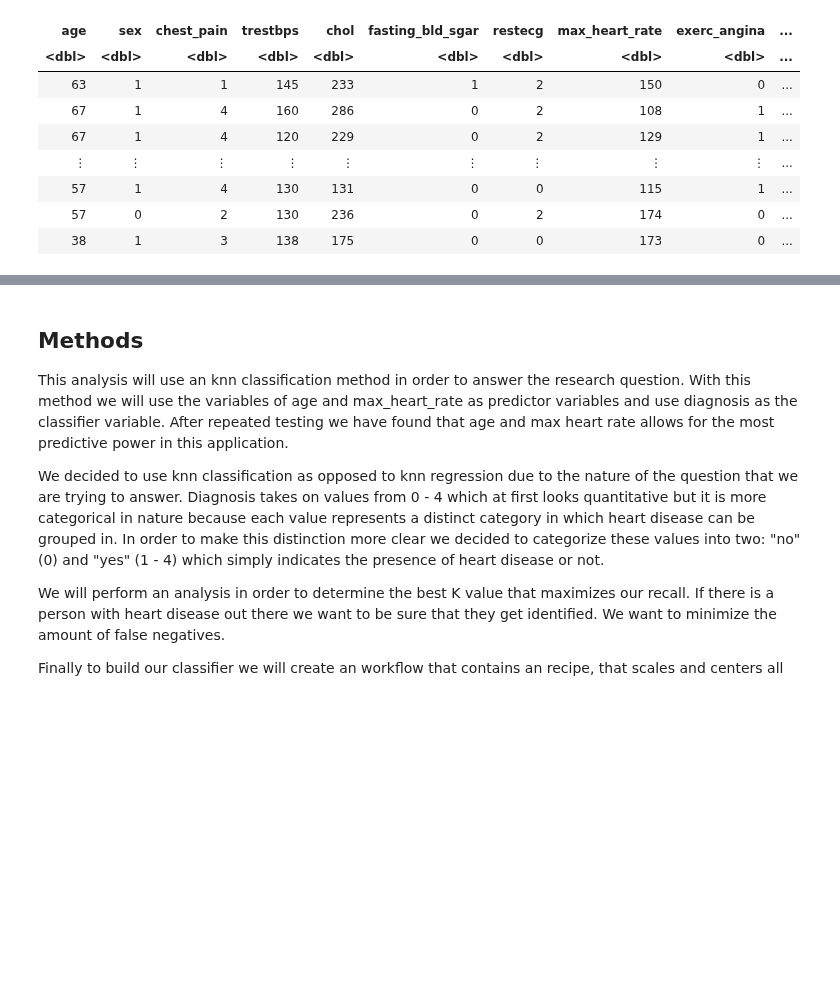
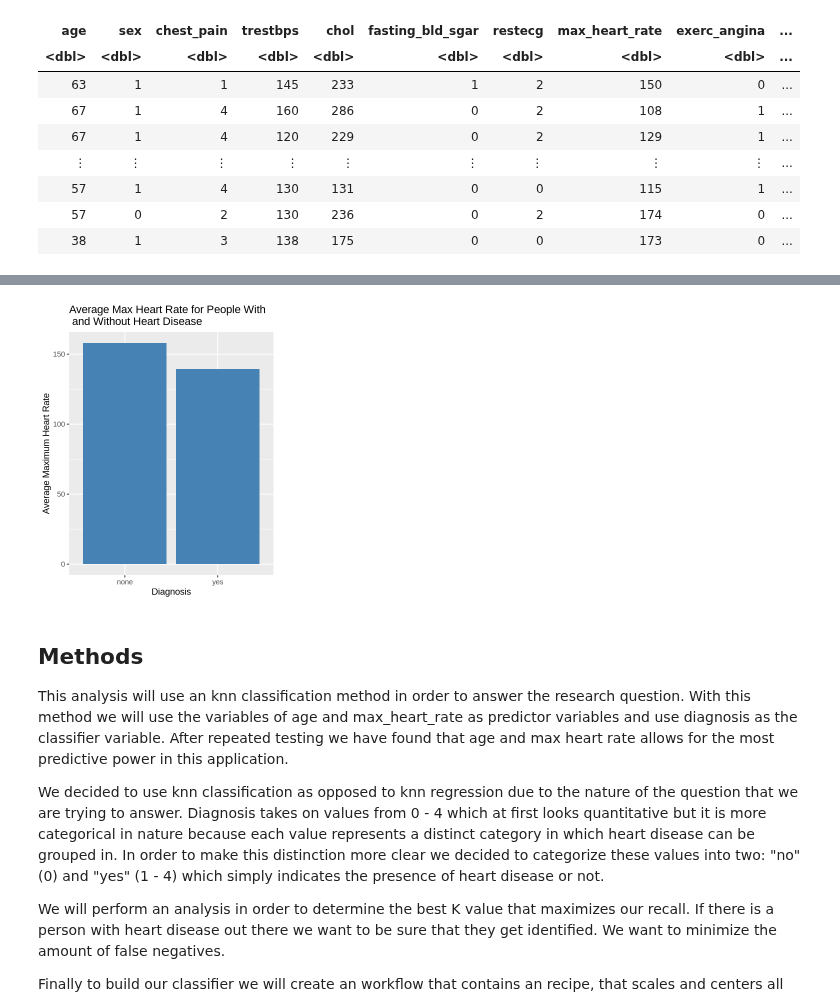
Before and after one commit to ssun05/dsci_100_002_group5_project, a Jupyter notebook: proposal.ipynb, the cells around one changed output, grey strips where cells are left out. Drawn from its saved outputs; the diff is of its cells as text; code cells hidden in the pictures; blank space fills up the shorter version.

```diff
--- a/proposal.ipynb
+++ b/proposal.ipynb
@@ -96,3 +78,20 @@ A tibble: 2 × 2
+# %%
+mean_max_hrt_rate <- heart_train |>
+                        group_by(diagnosis) |>
+                        summarize(mean_heart = mean(max_heart_rate))
+
+# mean_max_hrt_rate
+
+options(repr.plot.width = 4, repr.plot.height = 5)
+avg_hrt_plot <- mean_max_hrt_rate |>
+                ggplot(aes(x = diagnosis, y = mean_heart)) +
+                geom_bar(stat = "identity", fill = "steelblue") +
+                labs(x = "Diagnosis", y = "Average Maximum Heart Rate") +
+                ggtitle("Average Max Heart Rate for People With \n and Without Heart Disease")
+
+avg_hrt_plot
+# %% [output]
+[figure, added]
 # %% [markdown]
 ## Methods
 
```
Also changed, not shown: parts of 2 cells of this notebook.
